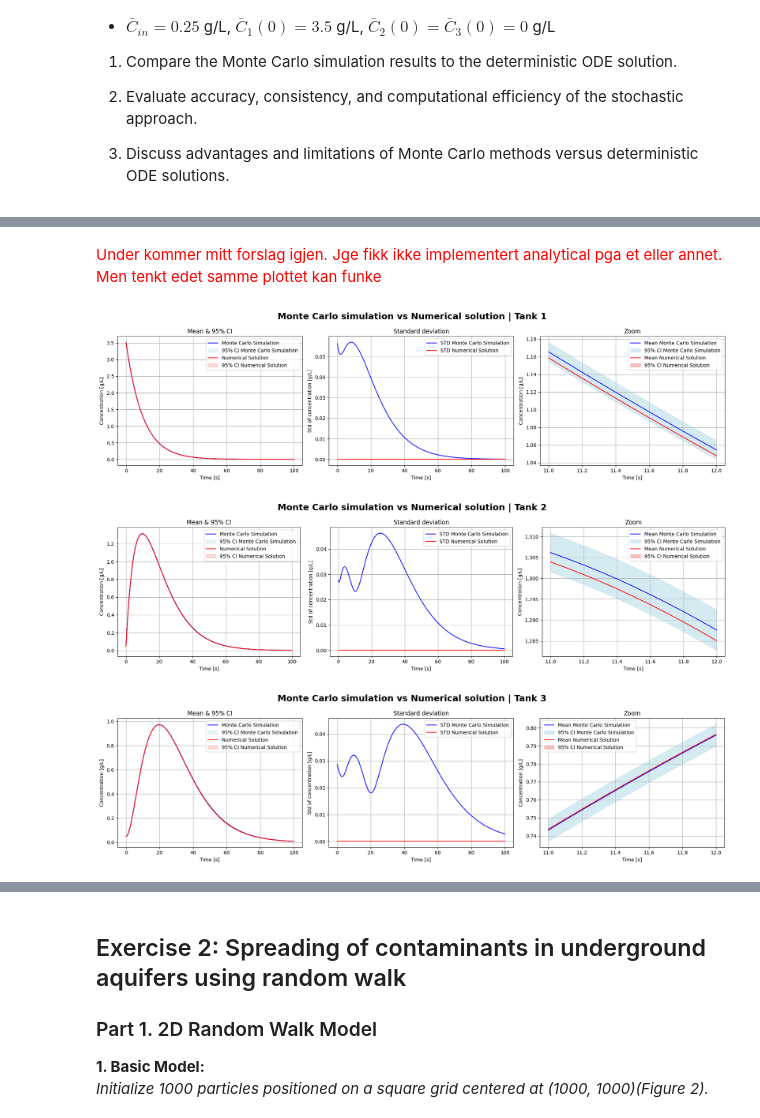
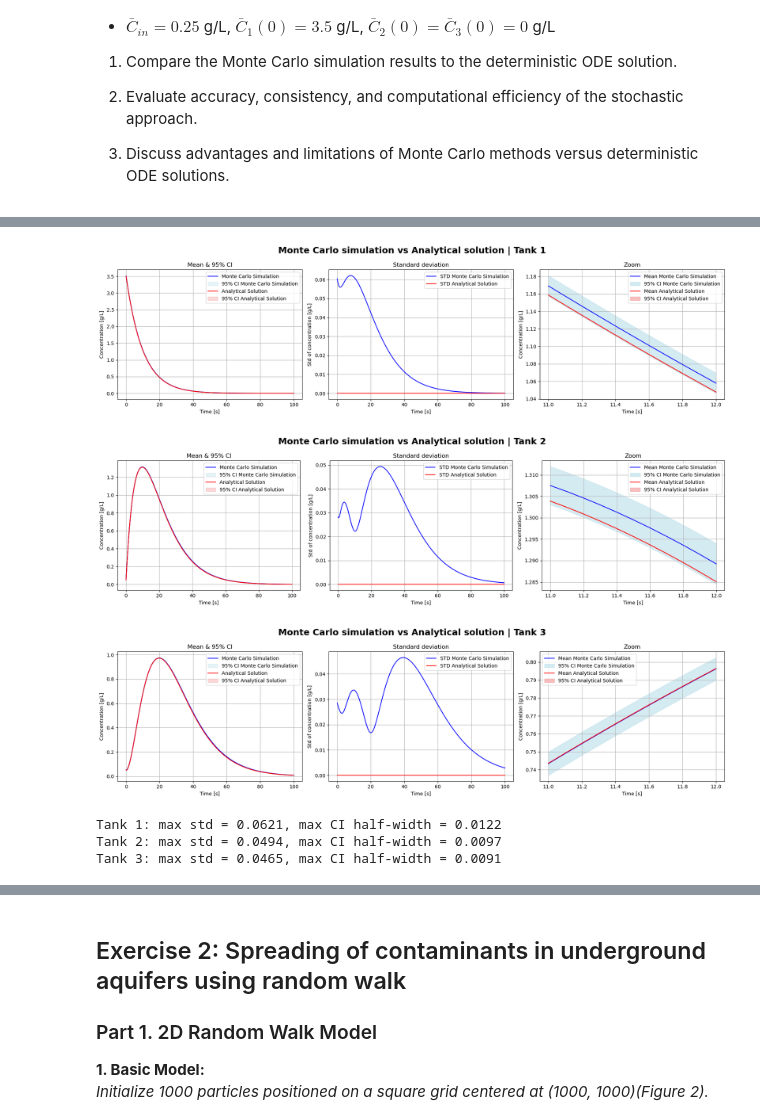
Before and after one commit to MalleBallen/Torgrim-og-Malvin-Gruppeprosjekt, a Jupyter notebook: project4/project4_malvin_oppdatering.ipynb, the cells around one changed output, grey strips where cells are left out. Drawn from its saved outputs; the diff is of its cells as text; code cells hidden in the pictures.

```diff
--- a/project4/project4_malvin_oppdatering.ipynb
+++ b/project4/project4_malvin_oppdatering.ipynb
@@ -654,36 +551,0 @@ plt.show()
-# %%
-import numpy as np
-import matplotlib.pyplot as plt
-
-# Simulation settings
-n_runs = 100
-n_steps = 1000
-dt = 0.1
-t = np.arange(n_steps + 1) * dt
-
-# Sample parameters (fixed per run)
-V = np.random.uniform(950.0, 1050.0, size=n_runs)
-Q = np.random.uniform(95.0, 105.0, size=n_runs)
-Cin = 0.0
-C1_0 = np.random.uniform(3.4, 3.6, size=n_runs)
-C2_0 = np.random.uniform(0.0, 0.1, size=n_runs)
-C3_0 = np.random.uniform(0.0, 0.1, size=n_runs)
-
-# Allocate concentration arrays: shape (n_runs, n_steps+1)
-C1 = np.zeros((n_runs, n_steps + 1))
-C2 = np.zeros((n_runs, n_steps + 1))
-C3 = np.zeros((n_runs, n_steps + 1))
-
-C1[:, 0] = C1_0
-C2[:, 0] = C2_0
-C3[:, 0] = C3_0
-
-# Precompute common decay factor
-decay = 1.0 - (Q / V) * dt
-coupling = (Q / V) * dt
-
-# Time stepping
-for n in range(n_steps):
-    C1[:, n+1] = C1[:, n] * decay                        # pure decay
-    C2[:, n+1] = C2[:, n] * decay + coupling * C1[:, n]  # inflow from tank 1
-    C3[:, n+1] = C3[:, n] * decay + coupling * C2[:, n]  # inflow from tank 2
@@ -837,8 +697,6 @@ We see that tank 1 has exponential,  tank 2 has exponential + $te^{-kt}$ and tan
 So the analyitical solution is solvable, but becomes very complicated and messy. Instead, we can use the numerical solution which is much easier and provides an almost identical result. In other words Euler implementation.
 We can also see that the project wants us to use an average of $ \bar C_{in}  = 0.25 \text{g/L}$, which does not make sense when we use the injection of 0. In addition to this, the start concentrations are not equal to the average of out parameters. A uniform distribution gives the average of $ AVG = \frac{b-a}2 $, so we get $ \bar C_{2}(0) = \bar C_{3}(0) = 0.05\text{g/L}$.
 We therefore use the parameters that would match with our code.
-# %% [markdown]
-<span style="color:red">Under kommer mitt forslag igjen. Jge fikk ikke implementert analytical pga et eller annet. Men tenkt edet samme plottet kan funke</span>
 # %%
 import numpy as np
 import matplotlib.pyplot as plt
@@ -868,11 +726,26 @@ for n in range(n_steps):
 C_det = np.vstack((C1_det, C2_det, C3_det))
 # %%
 for i in range(3):
-    plot_difference(C_particle[i], C_det[i], title_main=f"Monte Carlo simulation vs Numerical solution | Tank {i+1}", first_legend="Monte Carlo Simulation", second_legend="Numerical Solution")
+    plot_difference(C_particle[i],
+                    C_det[i],
+                    title_main=f"Monte Carlo simulation vs Analytical solution | Tank {i+1}",
+                    first_legend="Monte Carlo Simulation",
+                    second_legend="Analytical Solution",
+                    mask=(t>=11) & (t<=12) #Adjust zoom window size if wanted
+    )
 # %% [output]
-[figure, old version]
+[figure, new version]
-[figure, old version]
+[figure, new version]
-[figure, old version]
+[figure, new version]
+# %%
+for i in range(3):
+    C_mean_mc, C_std_mc, C_low_mc, C_up_mc = mc_stats(C_particle[i])
+    print(f"Tank {i+1}: max std = {C_std_mc.max():.4f}, "
+        f"max CI half-width = {(C_up_mc - C_mean_mc).max():.4f}")
+# %% [output]
+Tank 1: max std = 0.0621, max CI half-width = 0.0122
+Tank 2: max std = 0.0494, max CI half-width = 0.0097
+Tank 3: max std = 0.0465, max CI half-width = 0.0091
 # %% [markdown]
 **1. Compare the Monte Carlo simulation results to the deterministic ODE
 solution.**
```
Also changed, not shown: parts of 43 cells of this notebook.
